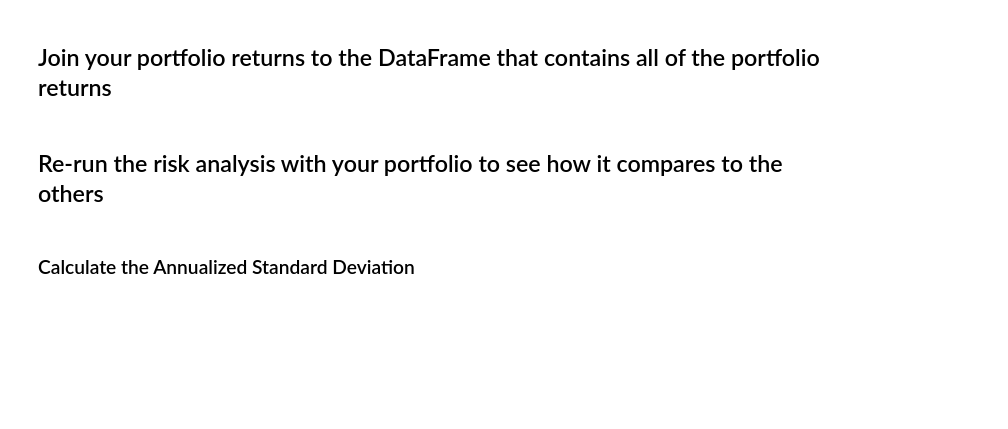
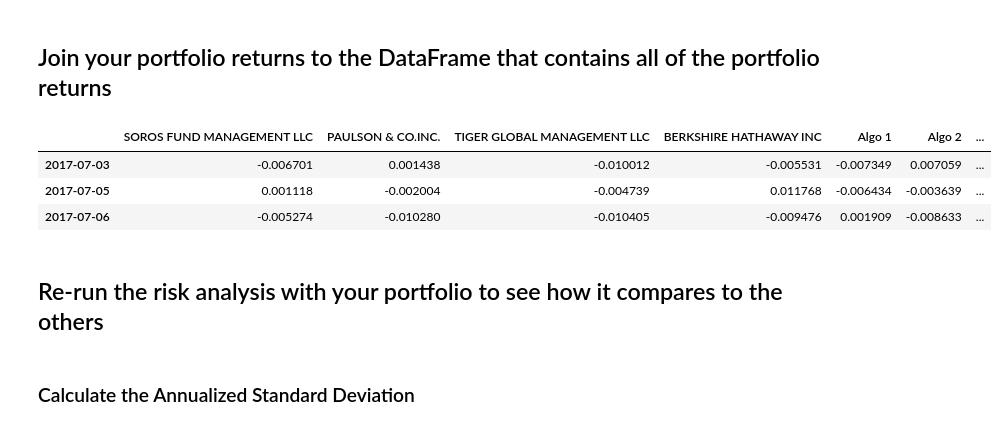
Before and after one commit to eyva19/Portfolio_perfomance_assessment, a Jupyter notebook: whale_analysis.ipynb, the cells around one changed output. Saved outputs shown, nothing was run; the diff lists cells and outputs as text; code cells hidden in the pictures; blank space fills up the shorter version.

```diff
--- a/whale_analysis.ipynb
+++ b/whale_analysis.ipynb
@@ -541,6 +541,9 @@ aap_df_pivot.head(3)
 # %%
 # Calculate daily returns
+aap_daily_return = aap_df_pivot.pct_change()
 
 # Drop NAs
+aap_daily_return = aap_daily_return.dropna()
 
 # Display sample data
+aap_daily_return.sample(5)
@@ -551,5 +562,7 @@ aap_df_pivot.head(3)
 weights = [1/3, 1/3, 1/3]
 
 # Calculate portfolio return
+portfolio_returns = aap_daily_return.dot(weights)
 
 # Display sample data
+portfolio_returns.sample(5)
@@ -557,6 +578,15 @@ weights = [1/3, 1/3, 1/3]
 ## Join your portfolio returns to the DataFrame that contains all of the portfolio returns
 # %%
 # Join your returns DataFrame to the original returns DataFrame
+new_list = [combined_df, portfolio_returns]
+data_all = pd.concat(new_list,axis="columns", join="inner")
+data_all.rename(columns={0:'Eyva'}, inplace=True)
+data_all.head(3)
+# %% [output]
+|  | SOROS FUND MANAGEMENT LLC | PAULSON & CO.INC. | TIGER GLOBAL MANAGEMENT LLC | BERKSHIRE HATHAWAY INC | Algo 1 | Algo 2 | ... |
+| 2017-07-03 | -0.006701 | 0.001438 | -0.010012 | -0.005531 | -0.007349 | 0.007059 | ... |
+| 2017-07-05 | 0.001118 | -0.002004 | -0.004739 | 0.011768 | -0.006434 | -0.003639 | ... |
+| 2017-07-06 | -0.005274 | -0.010280 | -0.010405 | -0.009476 | 0.001909 | -0.008633 | ... |
 # %%
 # Only compare dates where return data exists for all the stocks (drop NaNs)
 # %% [markdown]
```
Also changed, not shown: parts of 8 cells of this notebook, 3 other files.
